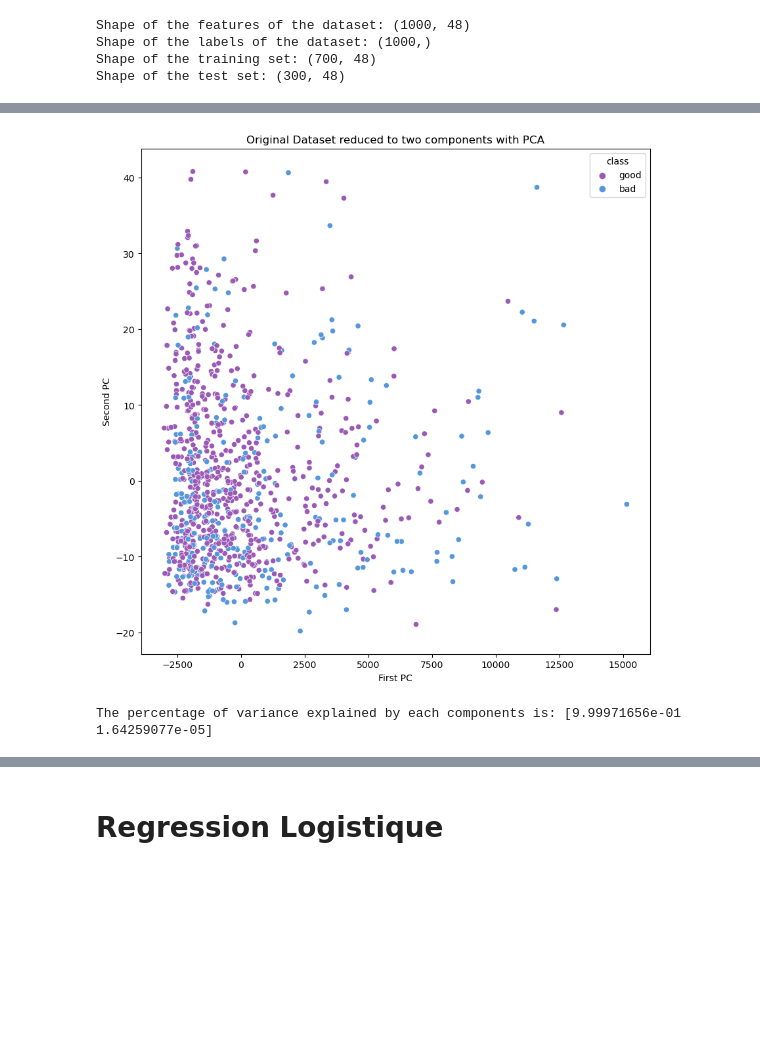
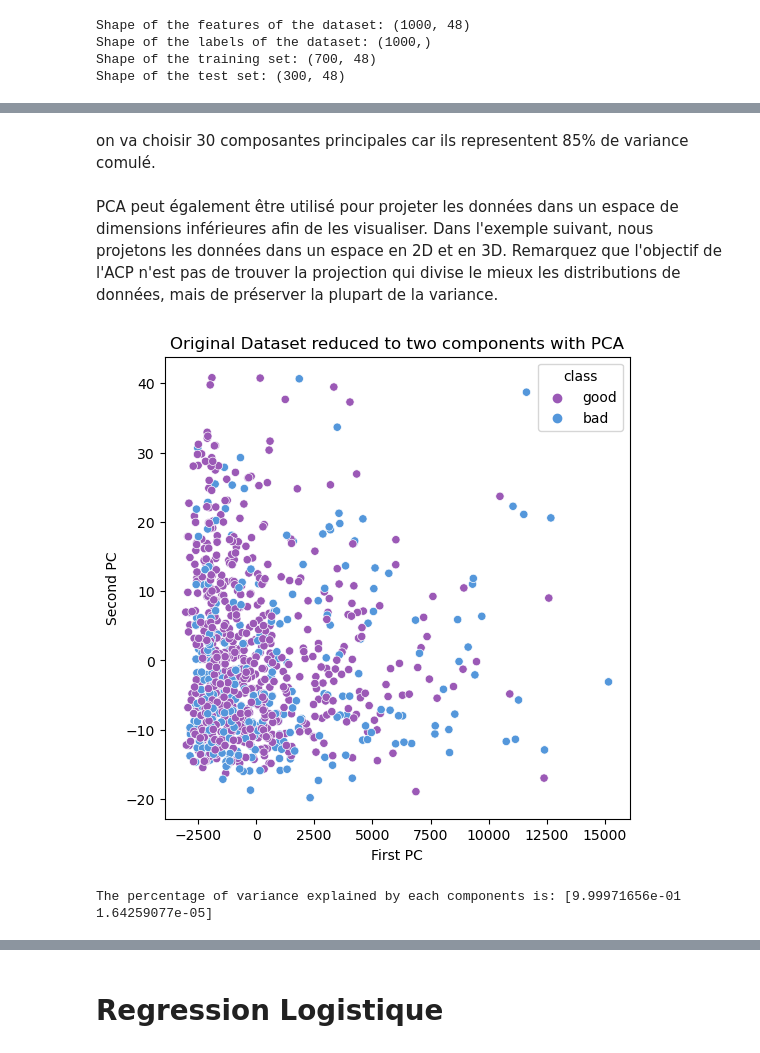
Before and after one commit to YounessSerrakhi/Credit_Risk_classification, a Jupyter notebook: notebooks/main.ipynb, the cells around one changed output, grey strips where cells are left out. Drawn from its saved outputs; the diff is of its cells as text; code cells hidden in the pictures; blank space fills up the shorter version.

```diff
--- a/notebooks/main.ipynb
+++ b/notebooks/main.ipynb
@@ -364,0 +510,17 @@ sns.countplot(x= 'age', data= data, hue= 'class')
+# %%
+
+# colonne
+columns = ["existing_account", "month_duration", "credit_history",
+           "purpose", "credit_amount", "saving_bonds",
+           "employment_status", "installment_rate", "status_sex",
+           "debts_status", "resident_since", "property",
+           "age", "installment_plans", "housing_status",
+           "credit_number", "job", "people_liability",
+           "telephone", "foreign", "class"]
+
+# Load data with correct headers
+data = pd.read_csv('german_credit_data (5).csv', names=columns, header=None)
+
+# print(data.head())
+df = pd.read_csv("german_credit_data (5).csv", sep=",", header=None, names=columns)
+df.head()
@@ -367,2 +762,5 @@ sns.countplot(x= 'age', data= data, hue= 'class')
+# %%
+#importation du fichier csv
+df = pd.read_csv("C:\\Users\\soumi\\Downloads\\german_credit_data.csv", sep=",", header=None, names=columns)
 # %%
 X = np.array(df_numerical.loc[:, df_numerical.columns != "class"])
@@ -413,17 +814,23 @@ plt.show()
+# %% [markdown]
+on va choisir 30 composantes principales car ils representent 85% de variance comulé.
+# %% [markdown]
+PCA peut également être utilisé pour projeter les données dans un espace de dimensions inférieures afin de les visualiser.
+Dans l'exemple suivant, nous projetons les données dans un espace en 2D et en 3D. Remarquez que l'objectif de l'ACP n'est pas
+de trouver la projection qui divise le mieux les distributions de données, mais de préserver la plupart de la variance.
 # %%
 pca = PCA(n_components=2)
 
 X_pca_visualization = pca.fit_transform(X)
 
-fig, ax = plt.subplots(figsize=(10, 10))
+fig, ax = plt.subplots(figsize=(6, 6))
 sns.scatterplot(x=X_pca_visualization[:, 0], y=X_pca_visualization[:, 1], hue=df["class"].replace({1:"good", 2:"bad"}))
 ax.set_title("Original Dataset reduced to two components with PCA")
 ax.set_xlabel("First PC")
 ax.set_ylabel("Second PC")
 plt.show()
 print(f"The percentage of variance explained by each components is: {pca.explained_variance_ratio_}")
 # %% [output]
-[figure, old version]
+[figure, new version]
 The percentage of variance explained by each components is: [9.99971656e-01 1.64259077e-05]
 # %%
 pca = PCA(n_components=3)
```
Also changed, not shown: parts of 120 cells of this notebook.
